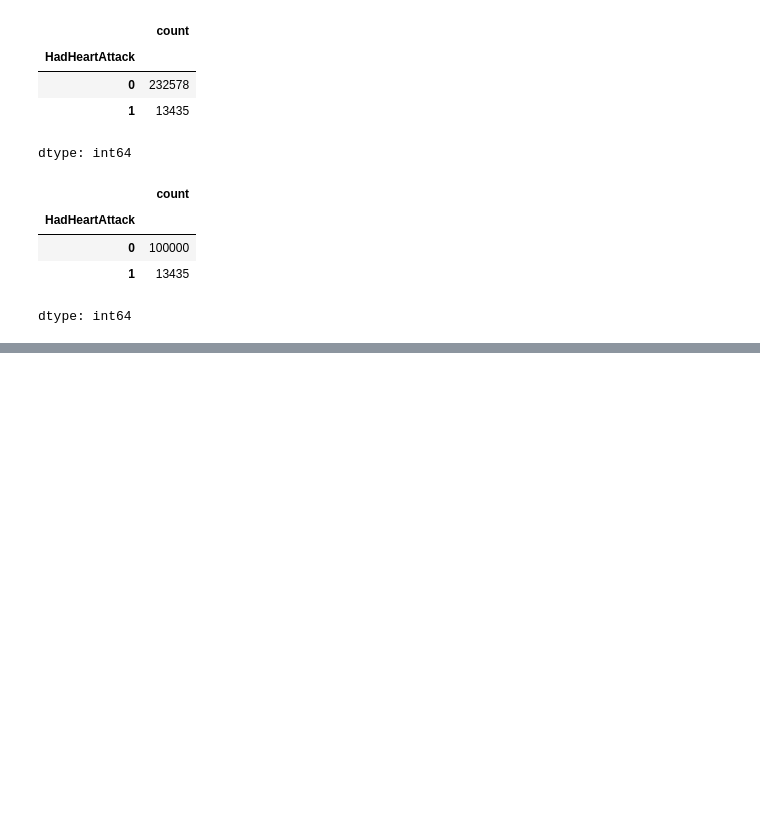
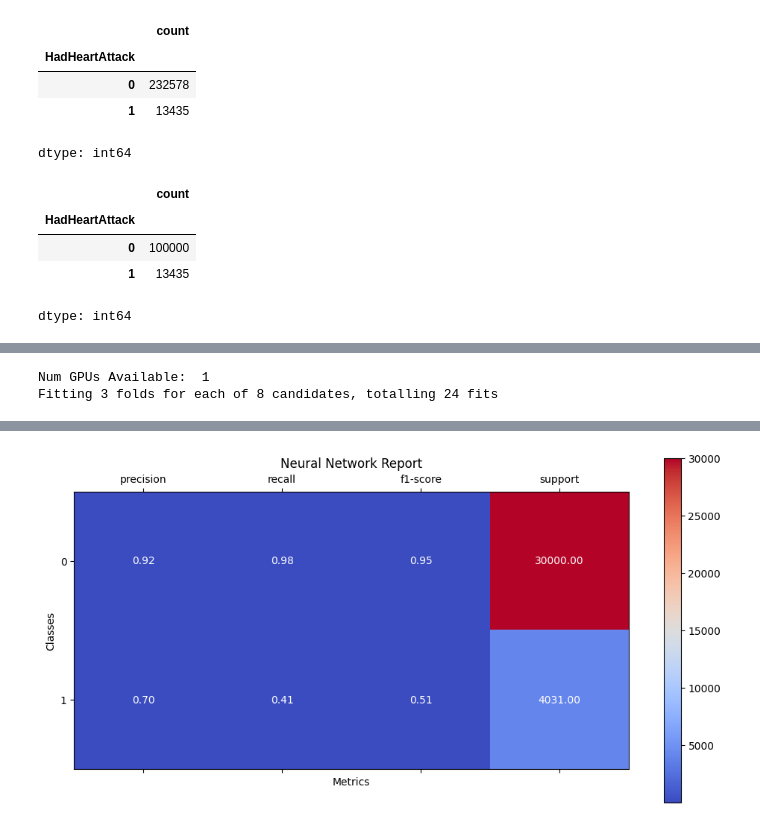
Before and after one commit to vggajam/heart-disease-prediction, a Jupyter notebook: Code/04_model-creation.ipynb, the cells around one changed output, grey strips where cells are left out. Saved outputs shown, nothing was run; the diff lists cells and outputs as text; code cells hidden in the pictures; blank space fills up the shorter version.

Commit message:
adds neural network with gridSearchCV

```diff
--- a/Code/04_model-creation.ipynb
+++ b/Code/04_model-creation.ipynb
@@ -7,4 +27,5 @@ Mounted at /content/drive
 # EDA
 # %%
 import pandas as pd
-df=pd.read_csv('drive/MyDrive/Project-DataScienceinPractice/csv/2022/heart_2022_with_nans.csv')
+dataset_csv_path = "2022/heart_2022_with_nans.csv"
+df = pd.read_csv(dataset_csv_path)
@@ -935,0 +976,68 @@ weighted avg       0.90      0.91      0.90     34031
+# %%
+import numpy as np
+from sklearn.metrics import classification_report
+from tensorflow.keras.models import Sequential
+from tensorflow.keras.layers import Dense, Dropout
+from tensorflow.keras.optimizers import Adam
+import tensorflow as tf
+from scikeras.wrappers import KerasClassifier
+from sklearn.model_selection import GridSearchCV
+
+# Check TensorFlow GPU availability
+print("Num GPUs Available: ", len(tf.config.experimental.list_physical_devices('GPU')))
+
+# If a GPU is available, set memory growth (to prevent consuming all GPU memory upfront)
+physical_devices = tf.config.experimental.list_physical_devices('GPU')
+if len(physical_devices) > 0:
+    tf.config.experimental.set_memory_growth(physical_devices[0], True)
+
+# Define the model function
+def create_model(optimizer='adam', activation='relu', dropout_rate=0.0, neurons=32):
+    model = Sequential()
+    model.add(Dense(neurons, input_dim=X_train.shape[1], activation=activation))
+    model.add(Dropout(dropout_rate))
+    model.add(Dense(neurons, activation=activation))
+    model.add(Dropout(dropout_rate))
+    model.add(Dense(1, activation='sigmoid'))  # Binary classification
+    model.compile(loss='binary_crossentropy', optimizer=optimizer, metrics=["f1_score"])
+    return model
+
+# Wrap the Keras model with scikit-learn's KerasClassifier
+model = KerasClassifier(model=create_model, verbose=1)
+
+# Define the hyperparameter grid for RandomizedSearchCV
+param_grid = {
+    'model__neurons': [128, 256],
+    'batch_size': [512, 1024],
+    'epochs': [10, 20],
+}
+
+# Set up GridSearchCV
+grid_search = GridSearchCV(
+    estimator=model,
+    param_grid=param_grid,
+    scoring='f1',
+    cv=3,
+    verbose=5,
+    n_jobs=-1  # Parallelize across CPUs, GPU training is handled by TensorFlow
+)
+
+# Fit the GridSearchCV to find the best model
+grid_search.fit(X_train, y_train)
+
+# Get the best parameters and best estimator
+best_params = grid_search.best_params_
+best_model = grid_search.best_estimator_
+
+# Evaluate on the test set
+y_pred = best_model.predict(X_test)
+
+# Print classification report
+print("Best Parameters:", best_params)
+print("\nClassification Report:")
+print(classification_report(y_test, y_pred))
+
+plot_report(classification_report(y_test, y_pred, output_dict=True), 'Neural Network')
+# %% [output]
+Num GPUs Available:  1
+Fitting 3 folds for each of 8 candidates, totalling 24 fits
@@ -935,0 +1061 @@ weighted avg       0.90      0.91      0.90     34031
+[figure, added]
```
Also changed, not shown: parts of 13 cells of this notebook.
